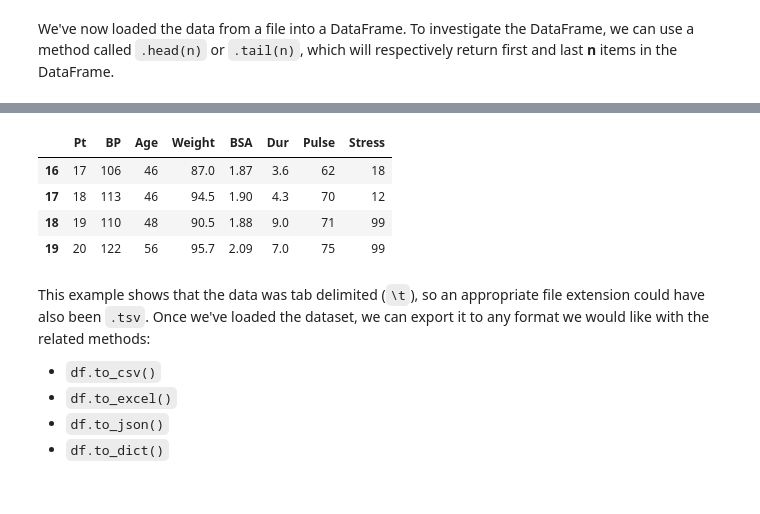
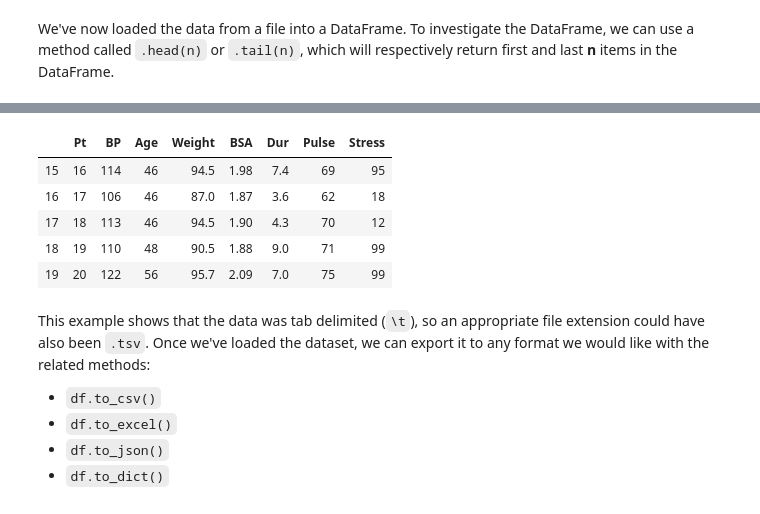
Before and after one commit to jskim1307/dsc-importing-data-using-pandas-hbs-ds-060120, a Jupyter notebook: index.ipynb, the cells around one changed output, grey strips where cells are left out. Drawn from its saved outputs; the diff is of its cells as text; code cells hidden in the pictures.

```diff
--- a/index.ipynb
+++ b/index.ipynb
@@ -48,8 +46,9 @@ df.head(3)
 # %%
 # Look at the last 4 rows
-df.tail(4)
+df.tail()
 # %% [output]
 |  | Pt | BP | Age | Weight | BSA | Dur | Pulse | Stress |
+| 15 | 16 | 114 | 46 | 94.5 | 1.98 | 7.4 | 69 | 95 |
 | 16 | 17 | 106 | 46 | 87.0 | 1.87 | 3.6 | 62 | 18 |
 | 17 | 18 | 113 | 46 | 94.5 | 1.90 | 4.3 | 70 | 12 |
 | 18 | 19 | 110 | 48 | 90.5 | 1.88 | 9.0 | 71 | 99 |
```
Also changed, not shown: parts of 1 cell of this notebook.
